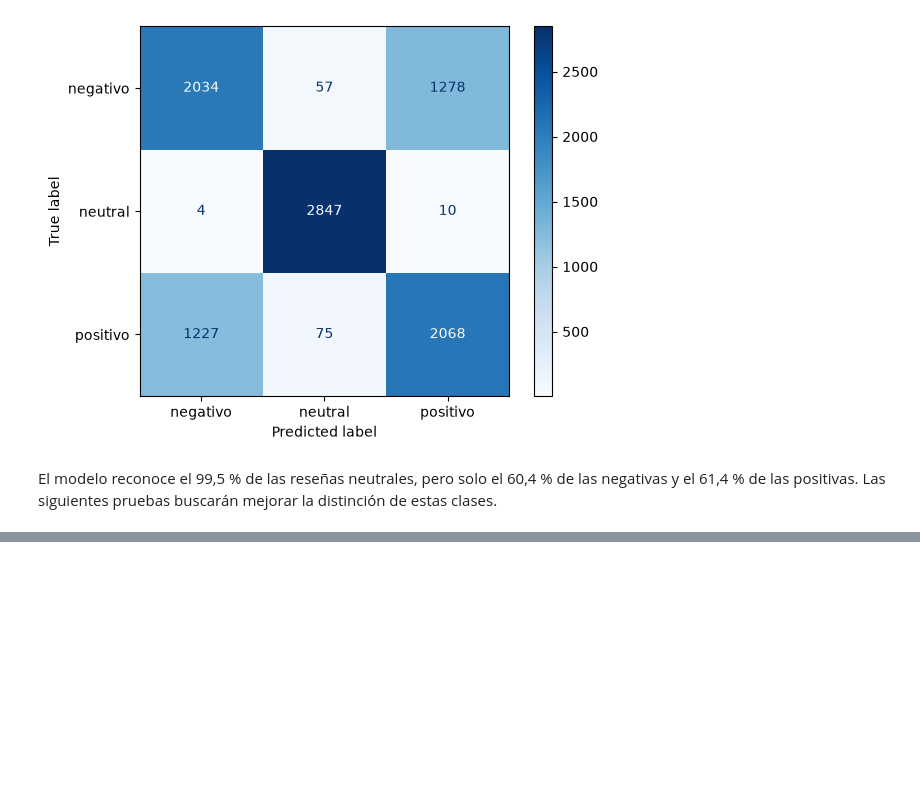
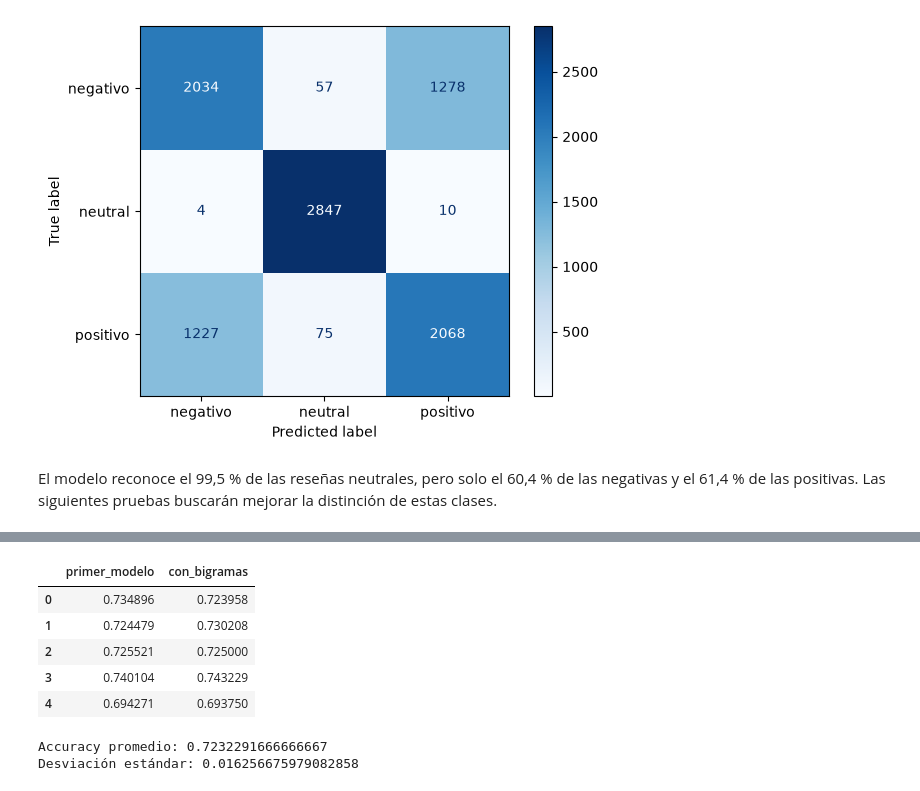
Before and after one commit to jmfonsecau/ISIS-2611-Proyecto-Parte-1, a Jupyter notebook: notebook_proyecto.ipynb, the cells around one changed output, grey strips where cells are left out. Saved outputs shown, nothing was run; the diff lists cells and outputs as text; code cells hidden in the pictures; blank space fills up the shorter version.

```diff
--- a/notebook_proyecto.ipynb
+++ b/notebook_proyecto.ipynb
@@ -416,0 +374,33 @@ Archivo guardado en: /Users/josefonseca/Desktop/Andes/Onceavo Semestre/Machine L
+# %%
+pipeline_bigramas = Pipeline([
+    ("tfidf", TfidfVectorizer(ngram_range=(1, 2))),
+    ("modelo", LogisticRegression(
+        max_iter=1000,
+        random_state=RANDOM_STATE,
+    )),
+])
+
+resultados_bigramas = cross_validate(
+    pipeline_bigramas,
+    X_train,
+    y_train,
+    cv=cv,
+    scoring="accuracy",
+)
+
+display(pd.DataFrame({
+    "primer_modelo": resultados["test_score"],
+    "con_bigramas": resultados_bigramas["test_score"],
+}))
+
+print("Accuracy promedio:", resultados_bigramas["test_score"].mean())
+print("Desviación estándar:", resultados_bigramas["test_score"].std())
+# %% [output]
+|  | primer_modelo | con_bigramas |
+| 0 | 0.734896 | 0.723958 |
+| 1 | 0.724479 | 0.730208 |
+| 2 | 0.725521 | 0.725000 |
+| 3 | 0.740104 | 0.743229 |
+| 4 | 0.694271 | 0.693750 |
+Accuracy promedio: 0.7232291666666667
+Desviación estándar: 0.016256675979082858
```
Also changed, not shown: parts of 10 cells of this notebook, 2 other files.
